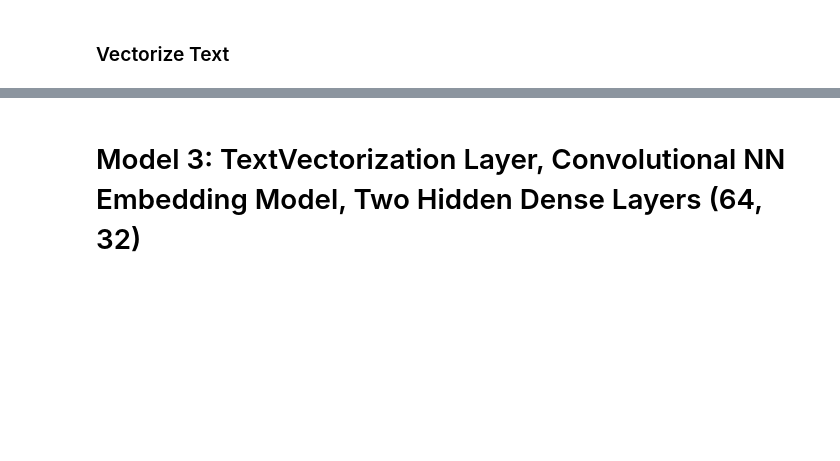
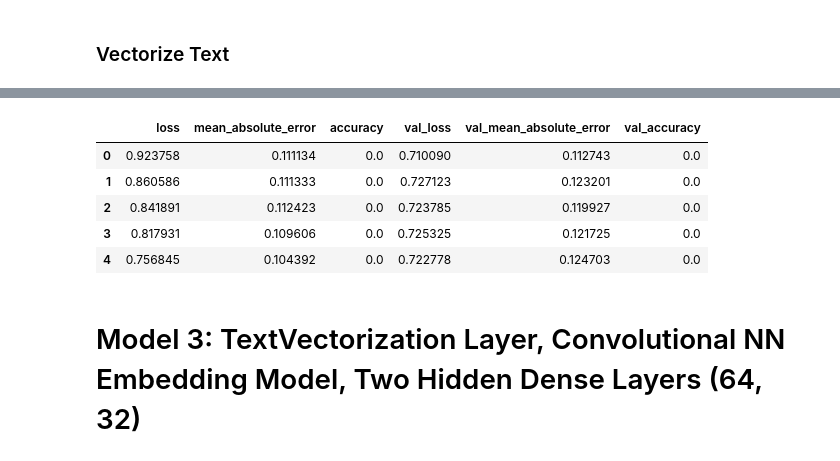
Before and after one commit to rreuther8-berkeley/UCB_207_sec01_fin_nlp, a Jupyter notebook: sequence_model_3.ipynb, the cells around one changed output, grey strips where cells are left out. Drawn from its saved outputs; the diff is of its cells as text; code cells hidden in the pictures; blank space fills up the shorter version.

Commit message:
Updates to models and added annotations to notebooks

```diff
--- a/sequence_model_3.ipynb
+++ b/sequence_model_3.ipynb
@@ -64,6 +77,18 @@ def get_vectorization_layer(df, column, max_tokens=10000, output_sequence_length
     vectorize_layer.adapt(df[column].values)
 
     return vectorize_layer
+# %%
+def get_vectorization_layer_ngrams(df, column, max_tokens=10000, output_sequence_length=250, embedding_dim=16, ngrams=3):
+    vectorize_layer = layers.TextVectorization(
+        max_tokens=max_tokens,
+        ngrams=ngrams,
+        output_mode='int',
+        output_sequence_length=output_sequence_length)
+
+    df[column] = df[column].astype(str)
+    vectorize_layer.adapt(df[column].values)
+
+    return vectorize_layer
 # %%
 X_train, y_train, X_val, y_val, X_test, y_test = read_files()
 # %% [markdown]
@@ -78,10 +103,15 @@ text_data_test = tf.constant(X_test['fulltext'].values)
 ### Get vectorization layer
 # %%
 vectorize_layer = get_vectorization_layer(X_train, 'fulltext')
+vectorize_layer_3_ngrams = get_vectorization_layer_ngrams(X_train, 'fulltext')
 # %% [markdown]
 ### Vectorize Text
 # %%
 vectorized_text = vectorize_layer(text_data)
 vectorized_text_val = vectorize_layer(text_data_val)
 vectorized_text_test = vectorize_layer(text_data_test)
+
+vectorized_text_3_ngrams = vectorize_layer_3_ngrams(text_data)
+vectorized_text_val_3_ngrams = vectorize_layer_3_ngrams(text_data_val)
+vectorized_text_test_3_ngrams = vectorize_layer_3_ngrams(text_data_test)
 # %% [markdown]
@@ -126,0 +159,8 @@ hist2.to_csv('hist2.csv')
+# %%
+model_2_ngrams_3 = build_model_2()
+early_stopping = tf.keras.callbacks.EarlyStopping(monitor='val_loss', patience=1, restore_best_weights=True)
+# history_2_ngrams = model_2_ngrams.fit(vectorized_text_3_ngrams, y_train, epochs=5, batch_size=2,verbose=1, callbacks=[early_stopping], validation_data=(vectorized_text_val, y_val))
+history_2_ngrams_3 = model_2_ngrams_3.fit(vectorized_text_3_ngrams, y_train, epochs=5, batch_size=2,verbose=1, validation_data=(vectorized_text_val, y_val))
+hist_2_ngrams_3 = pd.DataFrame(history_2_ngrams_3.history)
+hist_2_ngrams_3
+# %% [output]
@@ -126,0 +177,6 @@ hist2.to_csv('hist2.csv')
+|  | loss | mean_absolute_error | accuracy | val_loss | val_mean_absolute_error | val_accuracy |
+| 0 | 0.923758 | 0.111134 | 0.0 | 0.710090 | 0.112743 | 0.0 |
+| 1 | 0.860586 | 0.111333 | 0.0 | 0.727123 | 0.123201 | 0.0 |
+| 2 | 0.841891 | 0.112423 | 0.0 | 0.723785 | 0.119927 | 0.0 |
+| 3 | 0.817931 | 0.109606 | 0.0 | 0.725325 | 0.121725 | 0.0 |
+| 4 | 0.756845 | 0.104392 | 0.0 | 0.722778 | 0.124703 | 0.0 |
```
Also changed, not shown: parts of 44 cells of this notebook, 18 other files.
